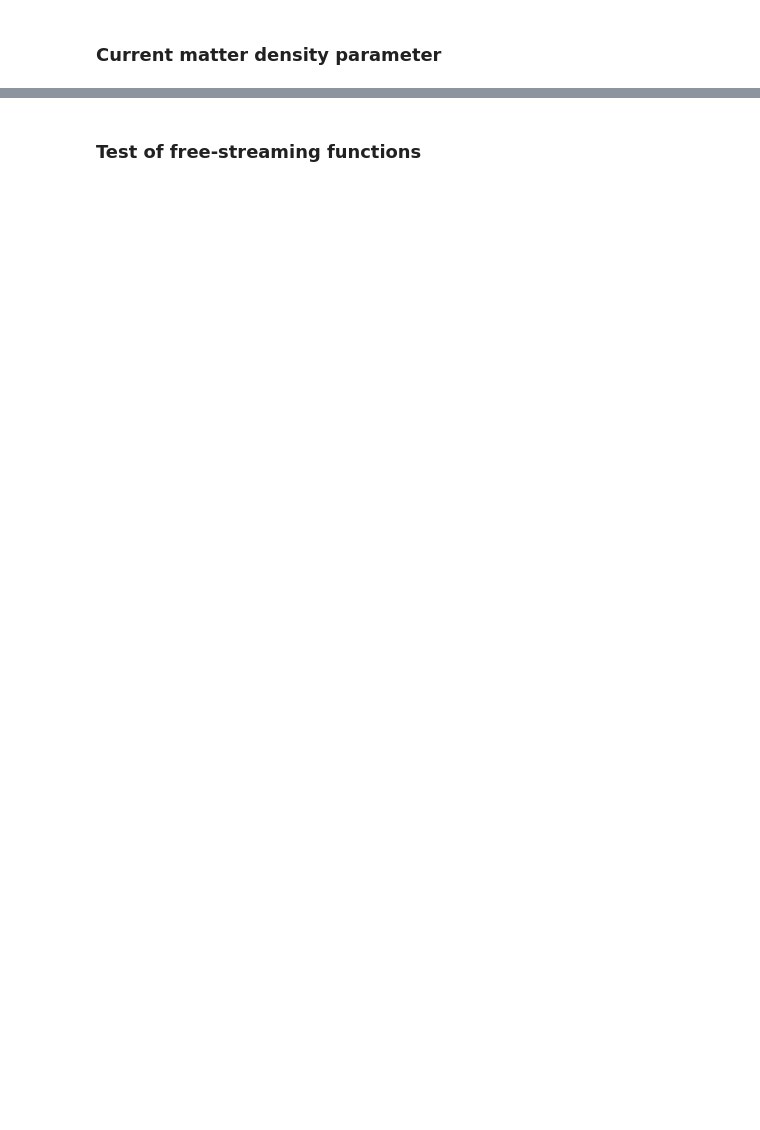
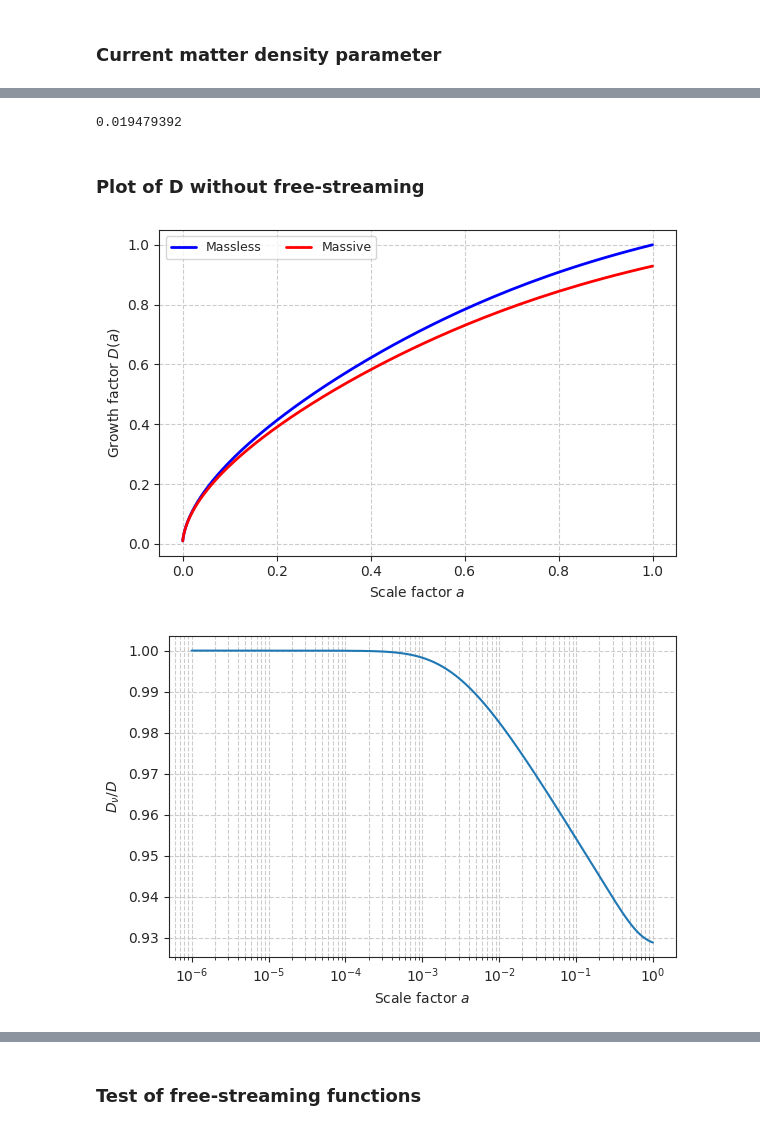
Before and after one commit to Xantyos13/DISCO-DJ, a Jupyter notebook: Neutrinos/Neutrinos_impact_on_growth.ipynb, the cells around one changed output, grey strips where cells are left out. Cells and saved outputs as stored; diff of their text form; code cells hidden in the pictures; blank space fills up the shorter version.

```diff
--- a/Neutrinos/Neutrinos_impact_on_growth.ipynb
+++ b/Neutrinos/Neutrinos_impact_on_growth.ipynb
@@ -453,4 +469,5 @@ def fdE_da_nu(a):
 ########
 
 def dlnHdx(a,E,dE) :
+    """Compute dln(H)/dln(a) use in the drag coef"""
     return (a/2/E(a))*(dE(a))
@@ -517,0 +555,66 @@ def Omega_m_nu_FS(a, k):
+# %%
+#Integration massless neutrinos
+sol = rk4_integrate(Ode, y0, x_array)
+#Extraction and normalisation
+D = sol[:, 0]
+E = sol[:, 2]
+
+Norm_f = D[-1]
+print(Norm_f)
+D = D /Norm_f
+E = E
+# %% [output]
+0.019479392
+# %%
+#Integration massive neutrinos without free streaming
+sol_nu = rk4_integrate(Ode_nu, y0_nu, x_array)
+#extraction and Normalisation
+
+results_disco = []
+
+D_nu = sol_nu[:, 0]
+E_nu = sol_nu[:, 2]
+
+D_nu = D_nu /Norm_f
+E_nu = E_nu
+
+results_disco.append({
+        "D": D_nu,
+        "mass": mnu,
+    })
+
+np.save("growth_4.npy", results_disco)
+# %% [markdown]
+### Plot of D without free-streaming
+# %%
+plt.figure(figsize=(6,4))
+plt.plot(
+        a,
+        D,
+        color="blue", lw=2, label=r'Massless'
+    )
+plt.plot(
+        a,
+        D_nu,
+        color='red', lw=2, label=r'Massive')
+plt.xlabel(r'Scale factor $a$')
+plt.ylabel(r'Growth factor $D(a)$')
+plt.legend(ncol=2, fontsize=9)
+plt.grid(True, which='both', ls='--')
+plt.tight_layout()
+plt.show()
+
+
+plt.figure(figsize=(6,4))
+plt.semilogx(
+        a,
+        D_nu/D
+    )
+plt.xlabel(r'Scale factor $a$')
+plt.ylabel(r'$D_\nu/D$')
+plt.grid(True, which='both', ls='--')
+plt.tight_layout()
+plt.show()
+# %% [output]
+[figure, added]
+[figure, added]
```
Also changed, not shown: parts of 36 cells of this notebook, 10 other files.
